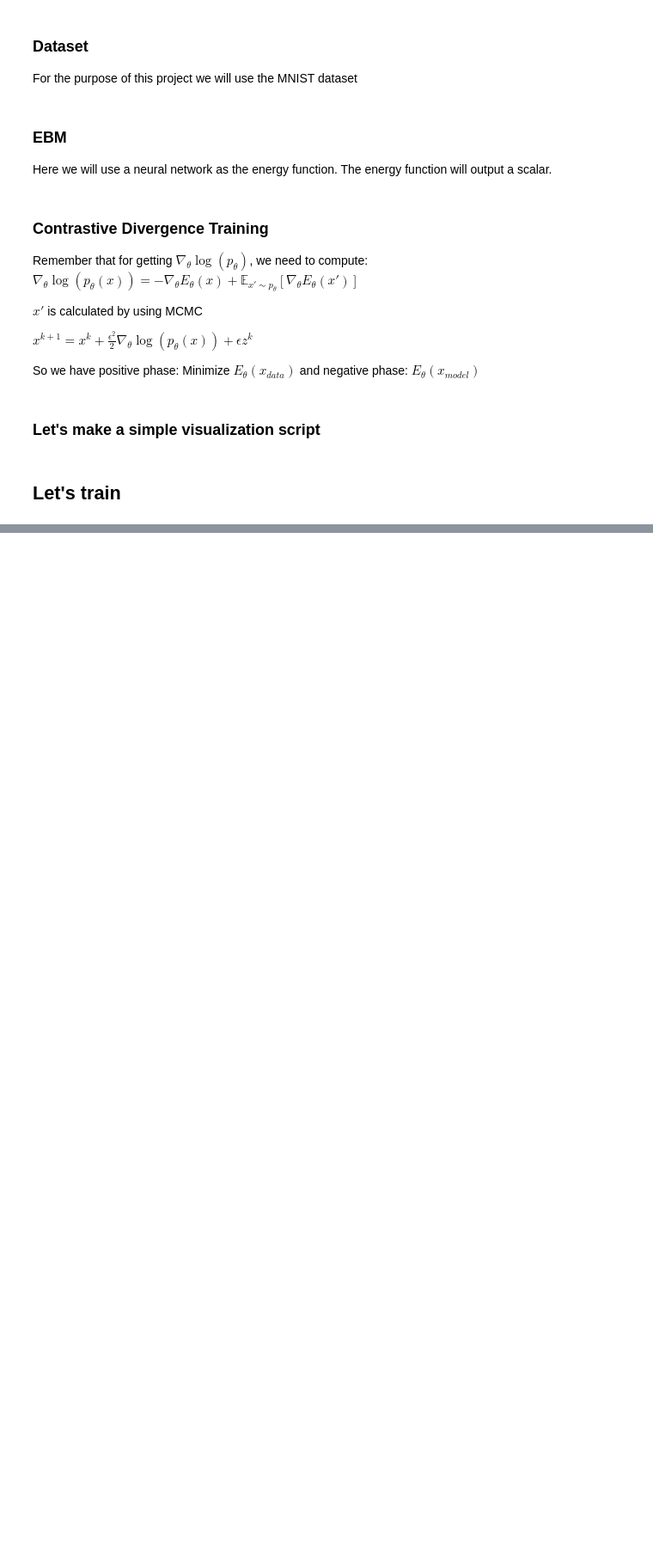
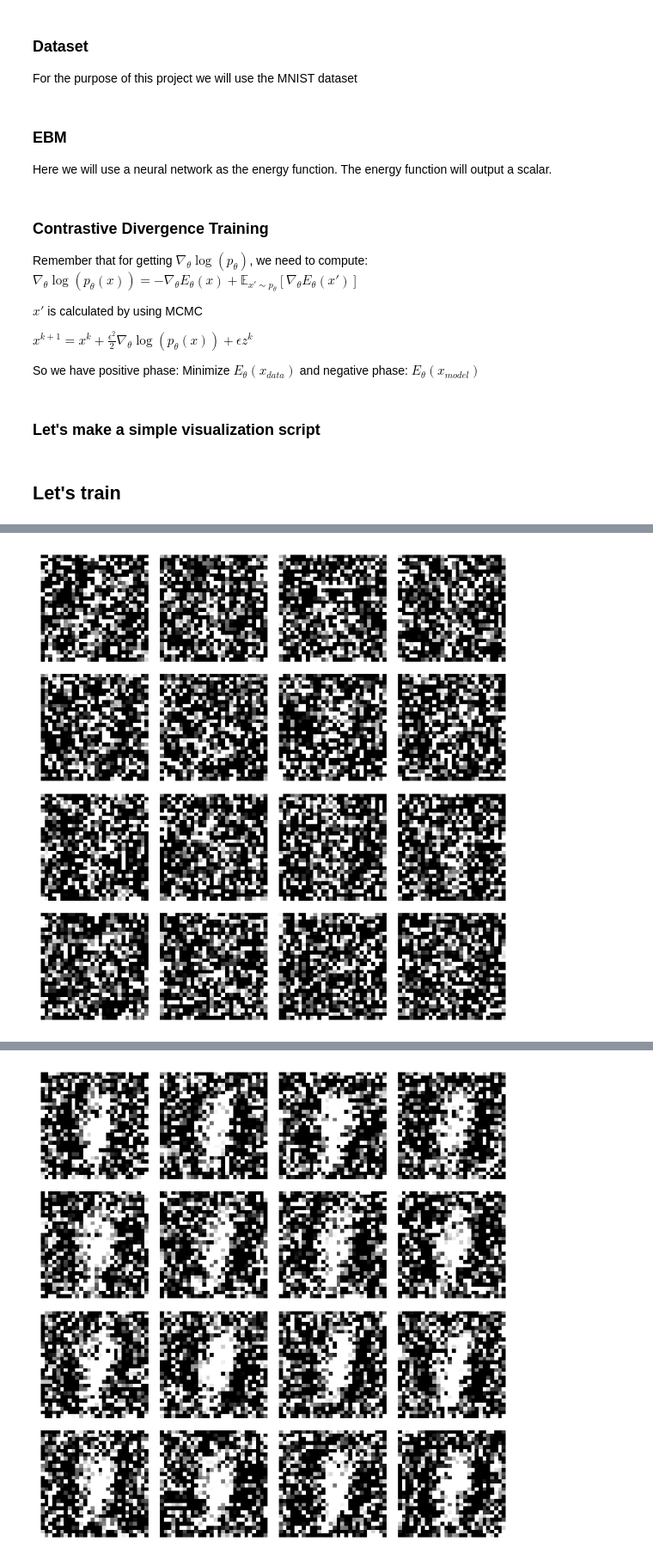
Before and after one commit to gupta-anmol99/Energy-Based-Models-Tutorials, a Jupyter notebook: contrastive_divergence.ipynb, the cells around one changed output, grey strips where cells are left out. Shown at 86% size. Drawn from its saved outputs; the diff is of its cells as text; code cells hidden in the pictures; blank space fills up the shorter version.

```diff
--- a/contrastive_divergence.ipynb
+++ b/contrastive_divergence.ipynb
@@ -94,7 +94,7 @@ def sample_and_visualize(model, steps=100, epsilon=0.1, n_samples=16):
 ## Let's train
 # %%
 model = EBM().to(device)
-optimizer = optim.Adam(model.parameters(), lr=1e-4)
+optimizer = optim.Adam(model.parameters(), lr=1e-5)
 num_epochs = 10
 # %%
 for epoch in range(num_epochs):
@@ -104,7 +104,7 @@ for epoch in range(num_epochs):
 
         # Step 1: Initialize x_neg from random noise or uniform image
         x_init = torch.rand_like(x_data)  # or torch.randn_like(x_data)
-        x_neg = get_mcmc_samples(x_init, model, num_steps=20, epsilon=0.1)
+        x_neg = get_mcmc_samples(x_init, model, num_steps=20, epsilon=0.01)
 
         # Step 2: Compute energies
         energy_pos = model(x_data)       # E(x_data)
@@ -116,6 +116,7 @@ for epoch in range(num_epochs):
         # Step 4: Optimize
         optimizer.zero_grad()
         loss.backward()
+        torch.nn.utils.clip_grad_norm_(model.parameters(), max_norm=1.0)
         optimizer.step()
 
 
@@ -123,3 +124,4 @@ for epoch in range(num_epochs):
 
     print("Sampling from model...")
     sample_and_visualize(model, steps=100, epsilon=0.1)
+# %% [output]
@@ -125,0 +130 @@ for epoch in range(num_epochs):
+[figure, added]
@@ -125,0 +133 @@ for epoch in range(num_epochs):
+[figure, added]
```
Also changed, not shown: parts of 1 cell of this notebook, 1 other file.
